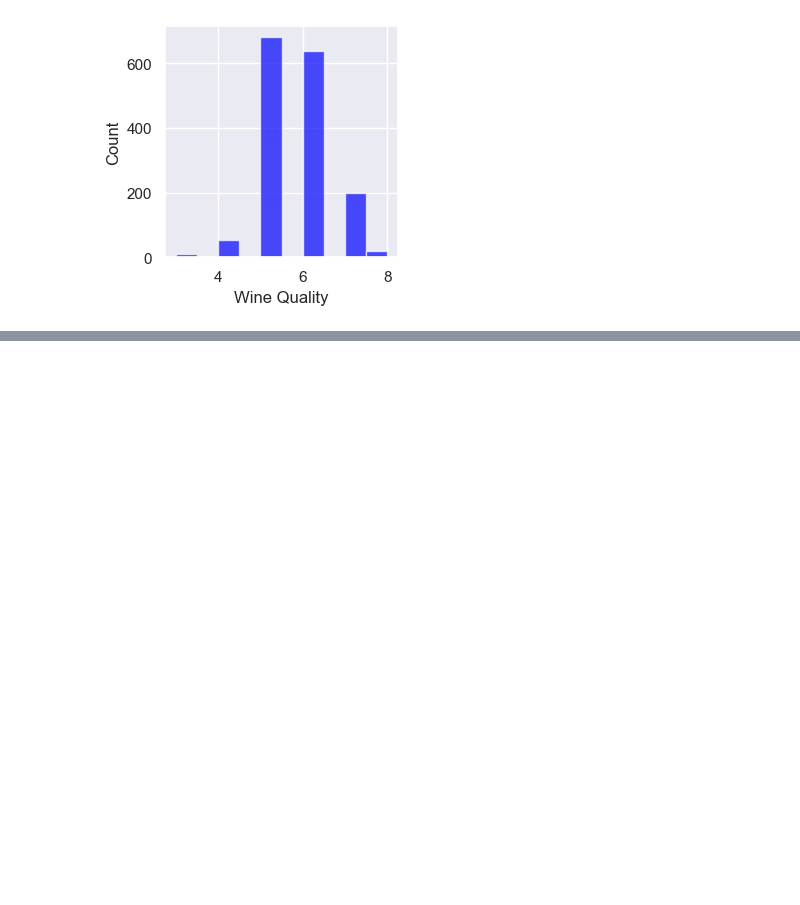
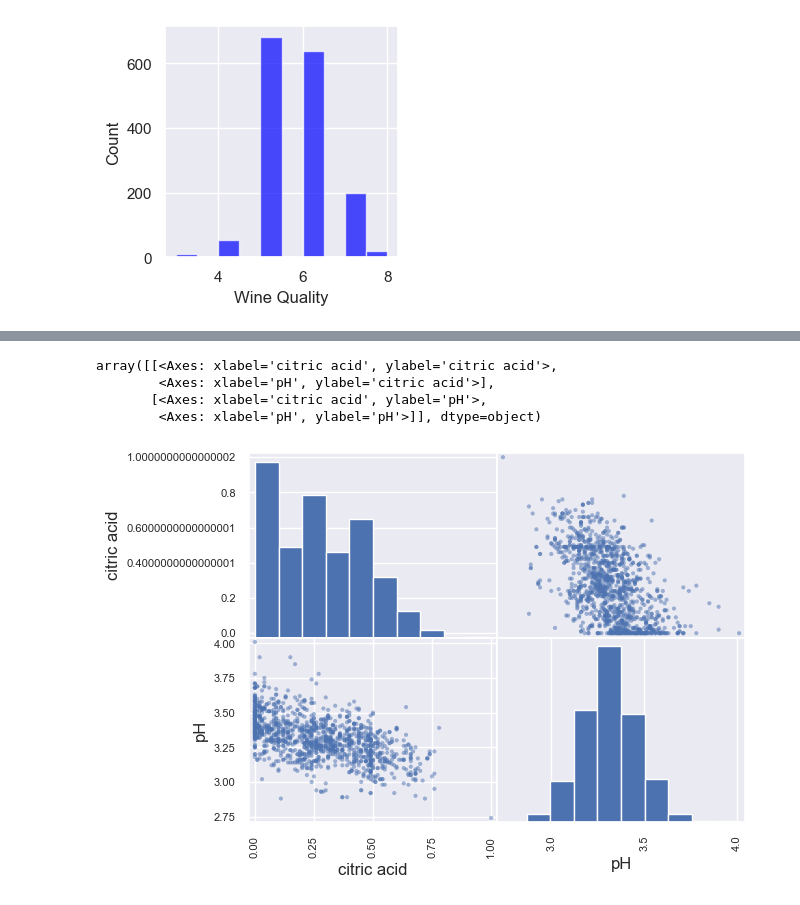
Before and after one commit to SawhneySatvik/MLP, a Jupyter notebook: Data/Basics.ipynb, the cells around one changed output, grey strips where cells are left out. Cells and saved outputs as stored; diff of their text form; code cells hidden in the pictures; blank space fills up the shorter version.

```diff
--- a/Data/Basics.ipynb
+++ b/Data/Basics.ipynb
@@ -91,0 +128,10 @@ train_set, test_set = split_train_test_data(df, 0.2)
+# %%
+from pandas.plotting import scatter_matrix
+attribute_list = ['citric acid', 'pH']
+scatter_matrix(exploration_set[attribute_list])
+# %% [output]
+array([[<Axes: xlabel='citric acid', ylabel='citric acid'>,
+        <Axes: xlabel='pH', ylabel='citric acid'>],
+       [<Axes: xlabel='citric acid', ylabel='pH'>,
+        <Axes: xlabel='pH', ylabel='pH'>]], dtype=object)
+[figure, added]
```
Also changed, not shown: parts of 8 cells of this notebook.
